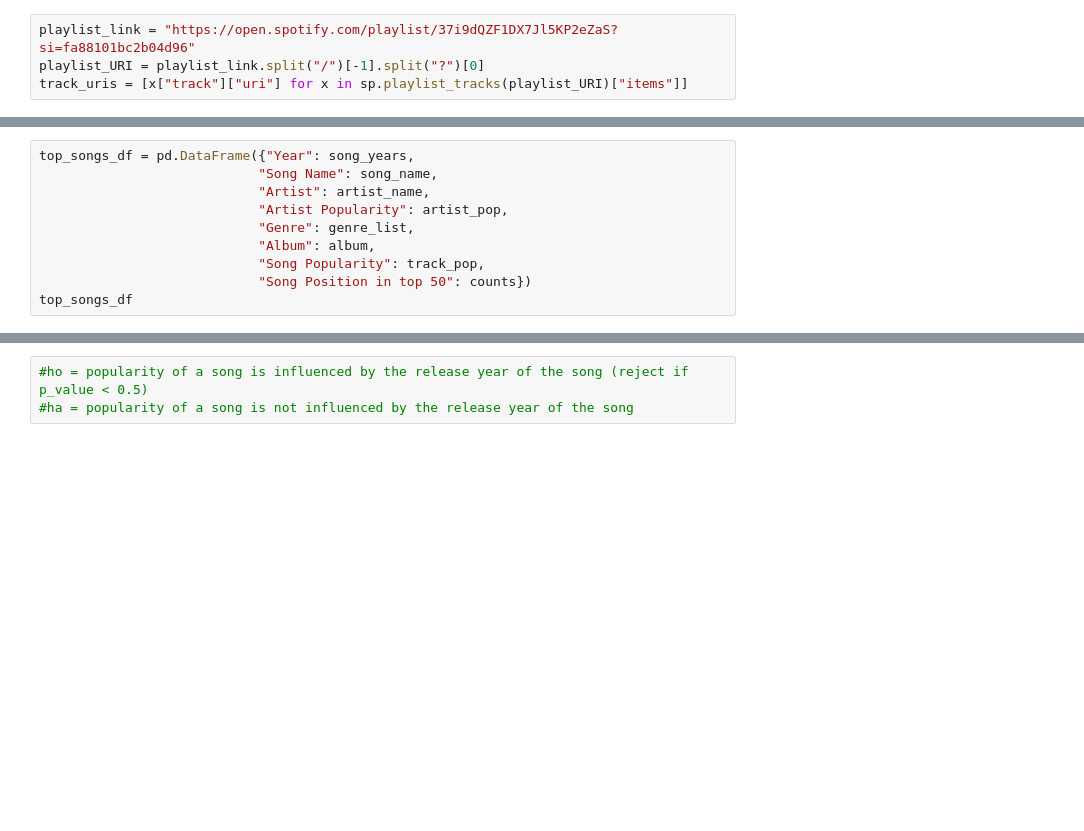
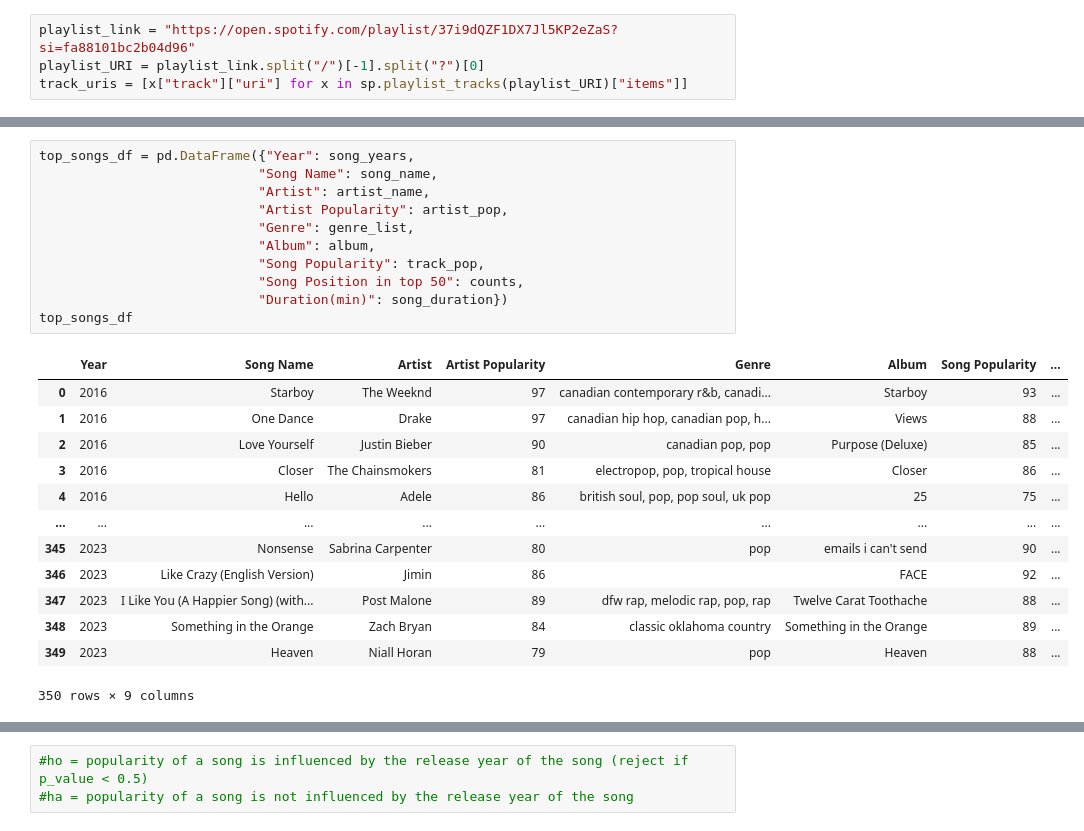
Before and after one commit to natekarr/8_Mile_Project_1, a Jupyter notebook: Project 1.ipynb, the cells around one changed output, grey strips where cells are left out. Saved outputs shown, nothing was run; the diff lists cells and outputs as text; blank space fills up the shorter version.

```diff
--- a/Project 1.ipynb
+++ b/Project 1.ipynb
@@ -121,12 +141,27 @@ print(f"Position in top 50 count:{len(counts)}")
 # %%
 top_songs_df = pd.DataFrame({"Year": song_years,
                             "Song Name": song_name,
                             "Artist": artist_name,
                             "Artist Popularity": artist_pop,
                             "Genre": genre_list,
                             "Album": album,
                             "Song Popularity": track_pop,
-                            "Song Position in top 50": counts})
+                            "Song Position in top 50": counts,
+                            "Duration(min)": song_duration})
 top_songs_df
+# %% [output]
+|  | Year | Song Name | Artist | Artist Popularity | Genre | Album | Song Popularity | ... |
+| 0 | 2016 | Starboy | The Weeknd | 97 | canadian contemporary r&b, canadi... | Starboy | 93 | ... |
+| 1 | 2016 | One Dance | Drake | 97 | canadian hip hop, canadian pop, h... | Views | 88 | ... |
+| 2 | 2016 | Love Yourself | Justin Bieber | 90 | canadian pop, pop | Purpose (Deluxe) | 85 | ... |
+| 3 | 2016 | Closer | The Chainsmokers | 81 | electropop, pop, tropical house | Closer | 86 | ... |
+| 4 | 2016 | Hello | Adele | 86 | british soul, pop, pop soul, uk pop | 25 | 75 | ... |
+| ... | ... | ... | ... | ... | ... | ... | ... | ... |
+| 345 | 2023 | Nonsense | Sabrina Carpenter | 80 | pop | emails i can't send | 90 | ... |
+| 346 | 2023 | Like Crazy (English Version) | Jimin | 86 |  | FACE | 92 | ... |
+| 347 | 2023 | I Like You (A Happier Song) (with... | Post Malone | 89 | dfw rap, melodic rap, pop, rap | Twelve Carat Toothache | 88 | ... |
+| 348 | 2023 | Something in the Orange | Zach Bryan | 84 | classic oklahoma country | Something in the Orange | 89 | ... |
+| 349 | 2023 | Heaven | Niall Horan | 79 | pop | Heaven | 88 | ... |
+350 rows × 9 columns
 # %%
 top_songs_df['Artist'].value_counts()
```
Also changed, not shown: parts of 24 cells of this notebook, 10 other files.
